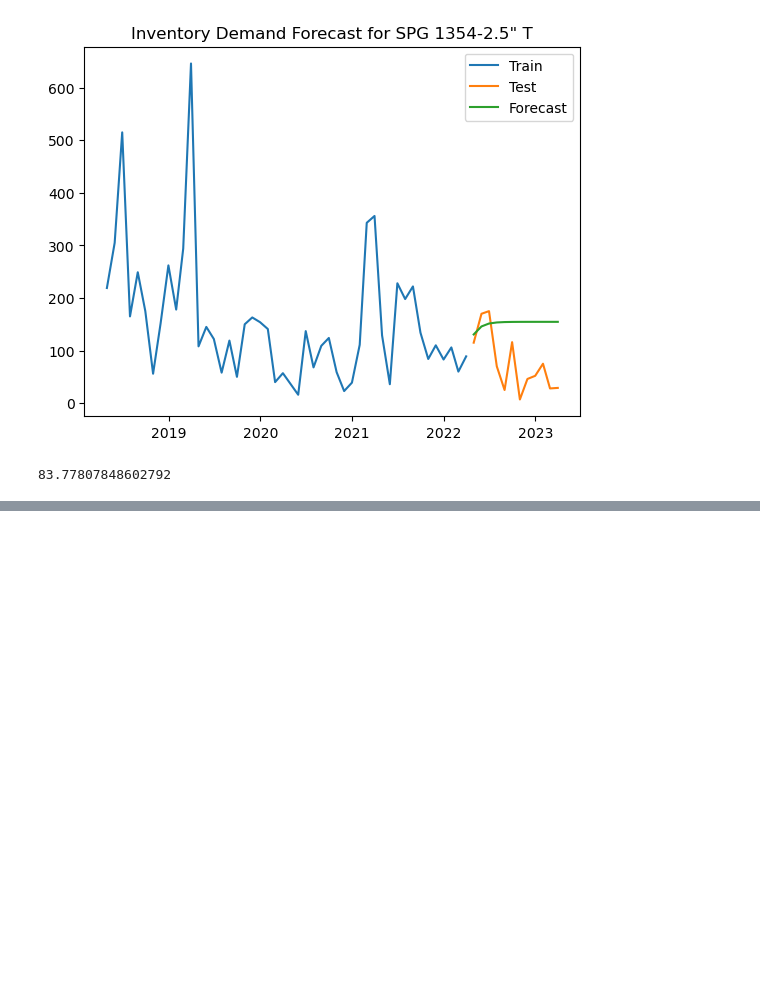
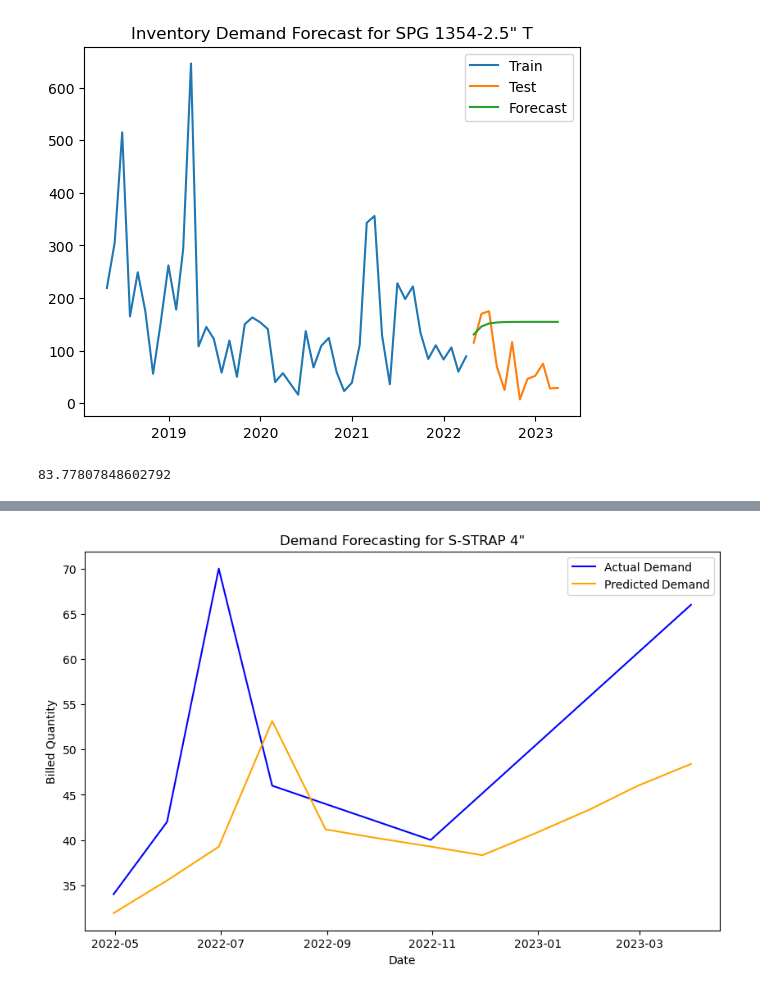
Before and after one commit to prathamshroff/Inventory-Demand-Forecasting, a Jupyter notebook: inventory-forecasting.ipynb, the cells around one changed output, grey strips where cells are left out. Drawn from its saved outputs; the diff is of its cells as text; code cells hidden in the pictures; blank space fills up the shorter version.

Commit message:
LSTM - Implementation & Visualisation

```diff
--- a/inventory-forecasting.ipynb
+++ b/inventory-forecasting.ipynb
@@ -182,0 +283,56 @@ Skipping ECOLINE 4-300-2 due to insufficient data.
+# %%
+def visualize_random_product(data, unique_items):
+    # Select a random product from the list of unique items
+    random_item = random.choice(unique_items)
+
+    # Get the model and scaler for the selected product
+    mae = forecast_item_demand_LSTM(random_item, data)
+    if mae is None:
+        print("Unable to visualize the selected product.")
+        return
+
+    # Filter the data for the selected product
+    item_data = data[data['Item Name'] == random_item].set_index('Date').asfreq('M')
+
+    # Interpolate missing values using the time method
+    item_data['Billed Quantity'] = item_data['Billed Quantity'].interpolate(method='time')
+
+    # Prepare the data
+    data, scaler = prepare_data_LSTM(item_data[['Billed Quantity']])
+
+    # Convert time series to supervised learning problem
+    X, y = data[:-1], data[1:]
+    X = X.reshape((X.shape[0], X.shape[1], 1))  # Reshape for LSTM
+
+    # Split the data into training and test sets
+    train_size = int(len(X) * 0.8)
+    X_train, X_test = X[:train_size], X[train_size:]
+    y_train, y_test = y[:train_size], y[train_size:]
+
+    # Train the model
+    model = Sequential()
+    model.add(LSTM(50, activation='relu', input_shape=(1, 1)))
+    model.add(Dense(1))
+    model.compile(optimizer='adam', loss='mse')
+    model.fit(X_train, y_train, epochs=300, verbose=0)
+
+    # Make predictions
+    predictions = model.predict(X_test)
+
+    # Inverse transform the scaled data
+    y_test = scaler.inverse_transform(y_test)
+    predictions = scaler.inverse_transform(predictions)
+
+    # Plot the actual demand and predicted demand
+    plt.figure(figsize=(10, 6))
+    plt.plot(item_data.index[train_size+1:], y_test, label='Actual Demand', color='blue')
+    plt.plot(item_data.index[train_size+1:], predictions, label='Predicted Demand', color='orange')
+    plt.title(f"Demand Forecasting for {random_item}")
+    plt.xlabel('Date')
+    plt.ylabel('Billed Quantity')
+    plt.legend()
+    plt.show()
+
+# Visualize a random product
+visualize_random_product(filtered_data, unique_items)
+# %% [output]
@@ -182,0 +342 @@ Skipping ECOLINE 4-300-2 due to insufficient data.
+[figure, added]
```
Also changed, not shown: parts of 12 cells of this notebook, 1 other file.
